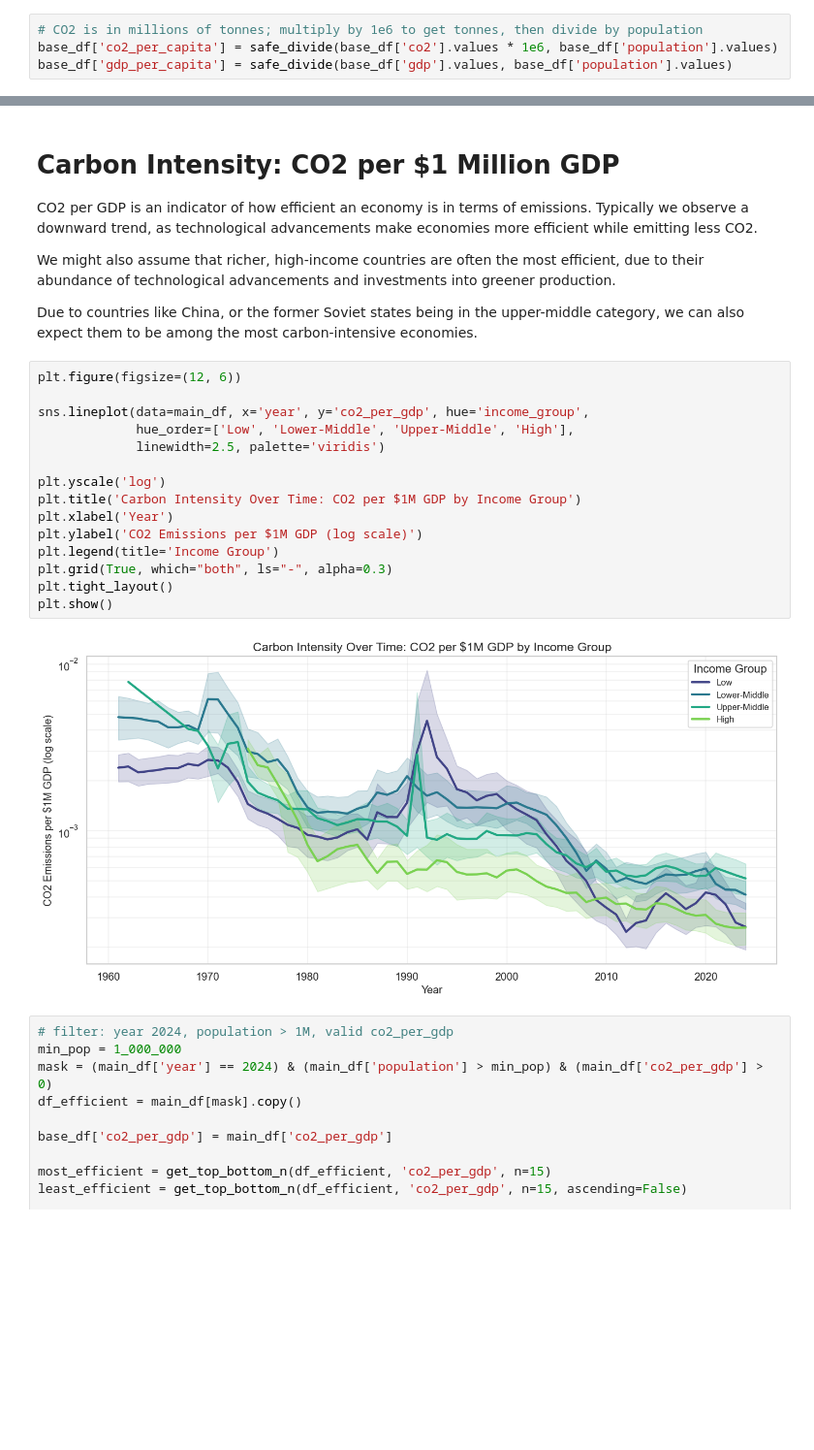
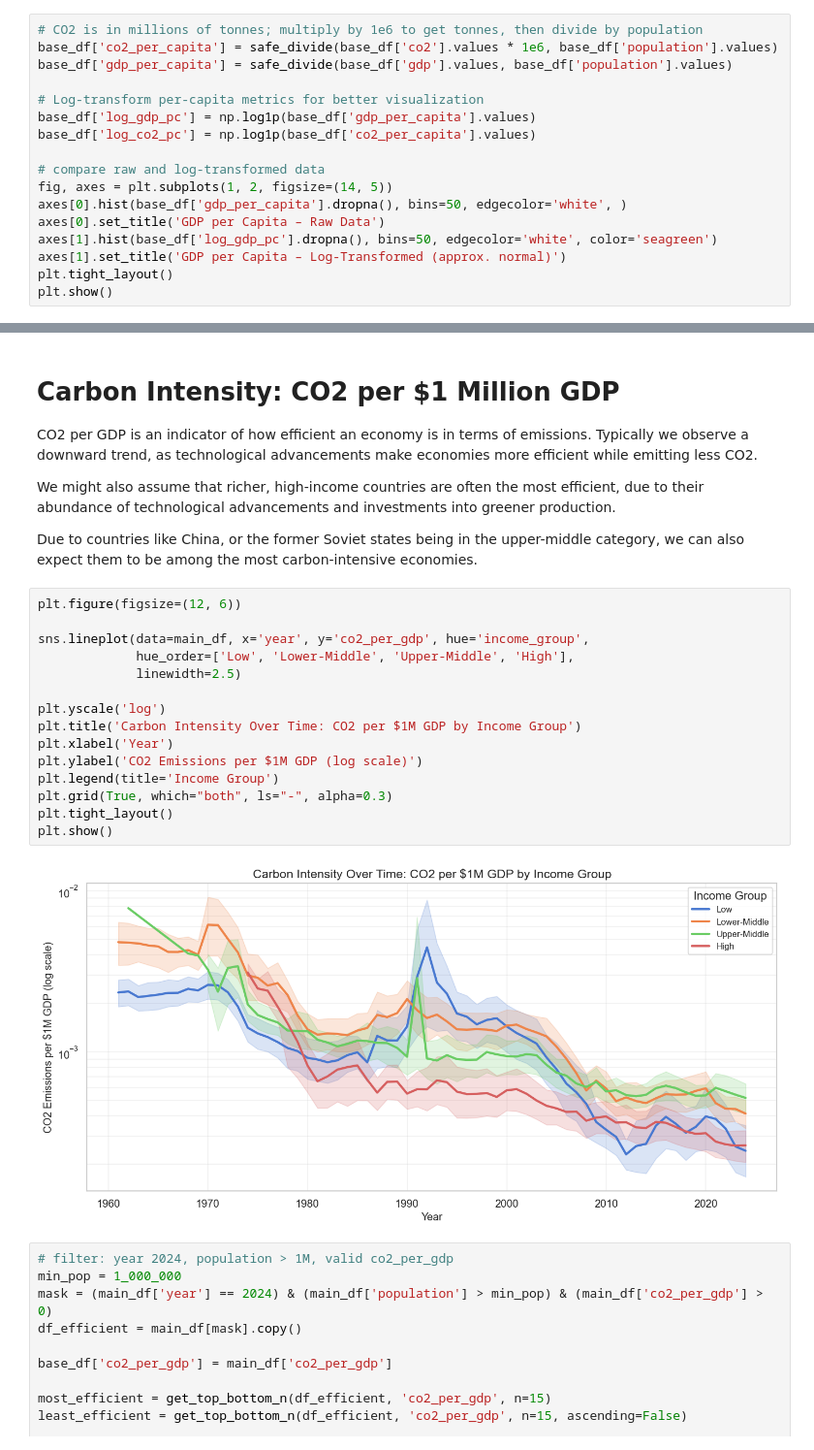
Before and after one commit to fabianfrank-dev/carbon_analysis, a Jupyter notebook: data_analytics_project.ipynb, the cells around one changed output, grey strips where cells are left out. Shown at 97% size. Saved outputs shown, nothing was run; the diff lists cells and outputs as text; blank space fills up the shorter version.

```diff
--- a/data_analytics_project.ipynb
+++ b/data_analytics_project.ipynb
@@ -187,3 +187,16 @@ We use `np.divide` with a `where` guard to handle zero or missing population ent
 # CO2 is in millions of tonnes; multiply by 1e6 to get tonnes, then divide by population
 base_df['co2_per_capita'] = safe_divide(base_df['co2'].values * 1e6, base_df['population'].values)
 base_df['gdp_per_capita'] = safe_divide(base_df['gdp'].values, base_df['population'].values)
+
+# Log-transform per-capita metrics for better visualization
+base_df['log_gdp_pc'] = np.log1p(base_df['gdp_per_capita'].values)
+base_df['log_co2_pc'] = np.log1p(base_df['co2_per_capita'].values)
+
+# compare raw and log-transformed data
+fig, axes = plt.subplots(1, 2, figsize=(14, 5))
+axes[0].hist(base_df['gdp_per_capita'].dropna(), bins=50, edgecolor='white', )
+axes[0].set_title('GDP per Capita – Raw Data')
+axes[1].hist(base_df['log_gdp_pc'].dropna(), bins=50, edgecolor='white', color='seagreen')
+axes[1].set_title('GDP per Capita – Log-Transformed (approx. normal)')
+plt.tight_layout()
+plt.show()
@@ -474,20 +489,20 @@ Due to countries like China, or the former Soviet states being in the upper-midd
 # %%
 plt.figure(figsize=(12, 6))
 
 sns.lineplot(data=main_df, x='year', y='co2_per_gdp', hue='income_group',
              hue_order=['Low', 'Lower-Middle', 'Upper-Middle', 'High'],
-             linewidth=2.5, palette='viridis')
+             linewidth=2.5)
 
 plt.yscale('log')
 plt.title('Carbon Intensity Over Time: CO2 per $1M GDP by Income Group')
 plt.xlabel('Year')
 plt.ylabel('CO2 Emissions per $1M GDP (log scale)')
 plt.legend(title='Income Group')
 plt.grid(True, which="both", ls="-", alpha=0.3)
 plt.tight_layout()
 plt.show()
 # %% [output]
-[figure, old version]
+[figure, new version]
 # %%
 # filter: year 2024, population > 1M, valid co2_per_gdp
 min_pop = 1_000_000
```
Also changed, not shown: parts of 8 cells of this notebook, 1 other file.
